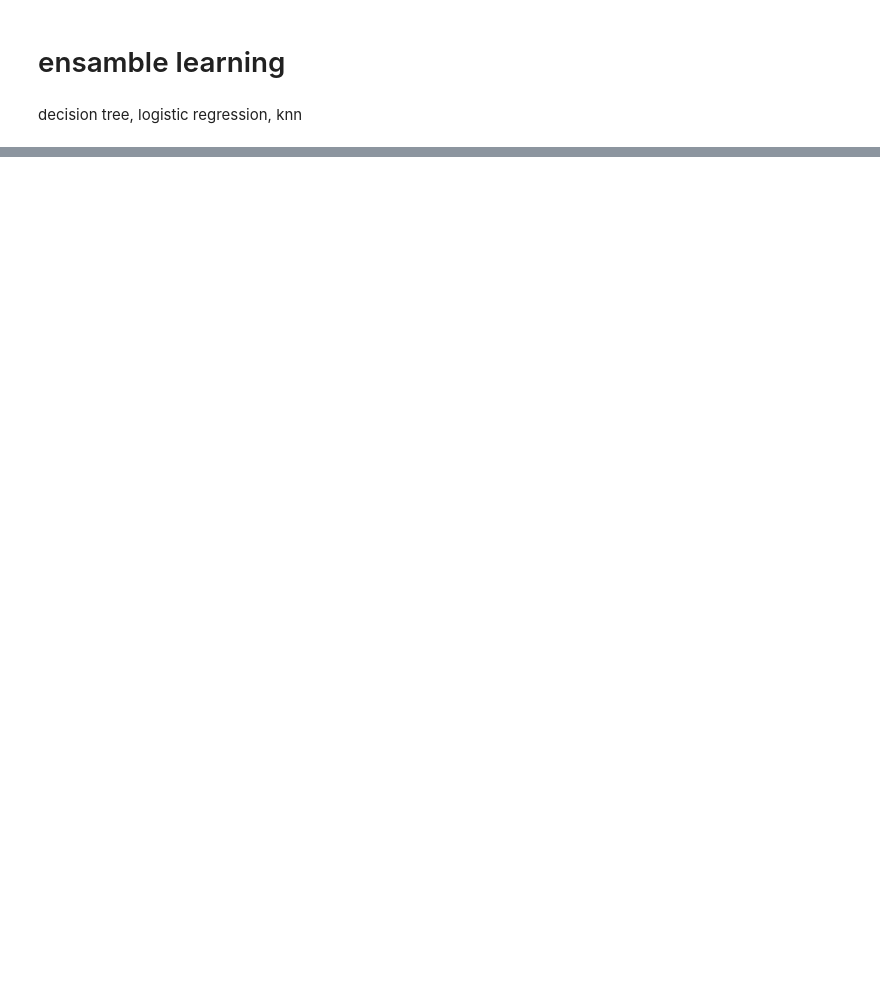
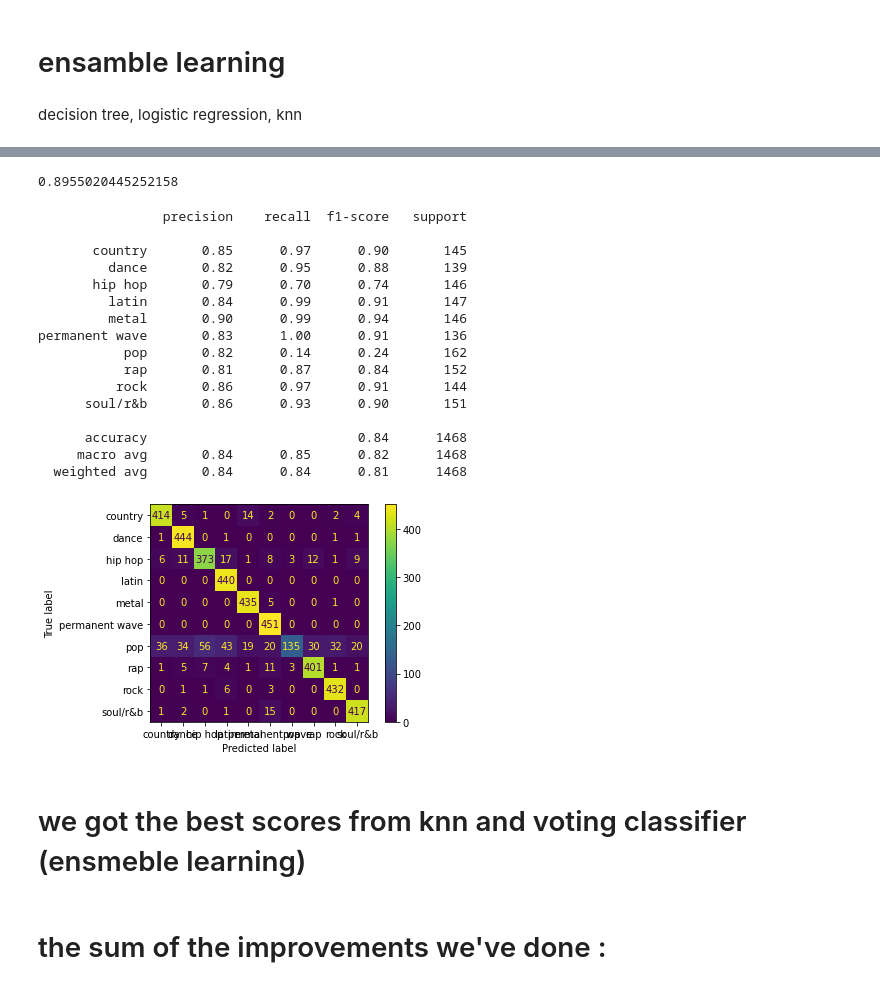
Before and after one commit to BabyBlue555/firstYear_semB_project, a Jupyter notebook: genre_classification.ipynb, the cells around one changed output, grey strips where cells are left out. Drawn from its saved outputs; the diff is of its cells as text; code cells hidden in the pictures; blank space fills up the shorter version.

```diff
--- a/genre_classification.ipynb
+++ b/genre_classification.ipynb
@@ -1746,11 +1828,11 @@ from sklearn.ensemble import VotingClassifier
 # from sklearn.ensemble import VotingClassifier
 # from sklearn.linear_model import LogisticRegression
 # from sklearn.svm import SVC
-log_clf = log_model  #LogisticRegression()
-dt_clf = dt_model  #RandomForestClassifier()
-knn_clf= knn_model #KNeighborsClassifier()
+log_clf =  LogisticRegression(multi_class='multinomial', random_state=42)  #LogisticRegression()
+dt_clf =DecisionTreeClassifier(max_depth=2,random_state=42) #RandomForestClassifier()
+knn_clf= KNeighborsClassifier() #KNeighborsClassifier()
 
 voting_clf = VotingClassifier(
- estimators=[('lr', log_model), ('dt', dt_model), ('knn', knn_model)],
+ estimators=[('lr', log_clf), ('dt', dt_clf), ('knn', knn_clf)],
  voting='soft')
-voting_clf.fit(X_smote, y_smote)
+voting_clf.fit(X_train_reduced, y_sm_train)
@@ -1756,0 +1848,32 @@ voting_clf.fit(X_smote, y_smote)
+# %%
+voting_clf.score(X_train_reduced, y_sm_train)
+# %% [output]
+0.8955020445252158
+# %%
+y_pred_voting = voting_clf.predict(X_test_reduced)
+plot_confusion_matrix(voting_clf,X_train_reduced,y_sm_train)
+
+print(classification_report(y_sm_test,y_pred_voting))
+# metrics.accuracy_score(Y_test, y_predictknn)
+# %% [output]
+                precision    recall  f1-score   support
+
+       country       0.85      0.97      0.90       145
+         dance       0.82      0.95      0.88       139
+       hip hop       0.79      0.70      0.74       146
+         latin       0.84      0.99      0.91       147
+         metal       0.90      0.99      0.94       146
+permanent wave       0.83      1.00      0.91       136
+           pop       0.82      0.14      0.24       162
+           rap       0.81      0.87      0.84       152
+          rock       0.86      0.97      0.91       144
+      soul/r&b       0.86      0.93      0.90       151
+
+      accuracy                           0.84      1468
+     macro avg       0.84      0.85      0.82      1468
+  weighted avg       0.84      0.84      0.81      1468
+[figure, added]
+# %% [markdown]
+# we got the best scores from knn and voting classifier (ensmeble learning)
+# %% [markdown]
+# the sum of the improvements we've done :
```
Also changed, not shown: parts of 70 cells of this notebook.
